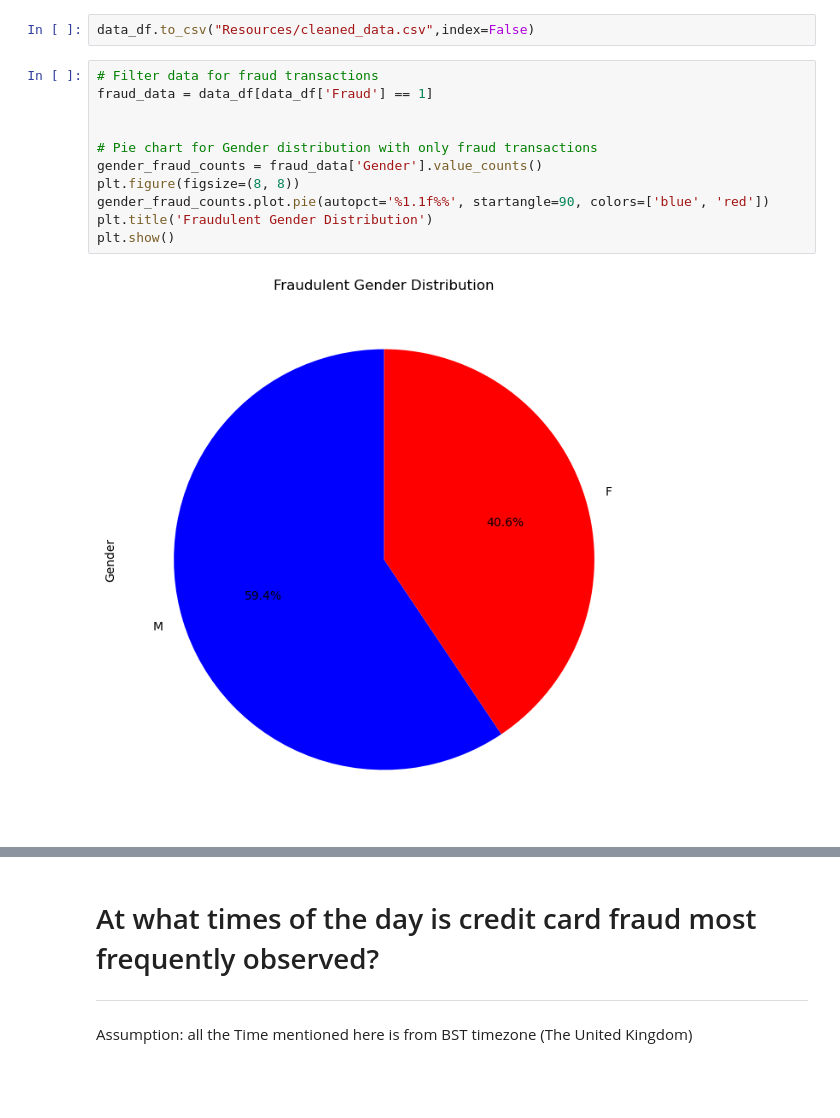
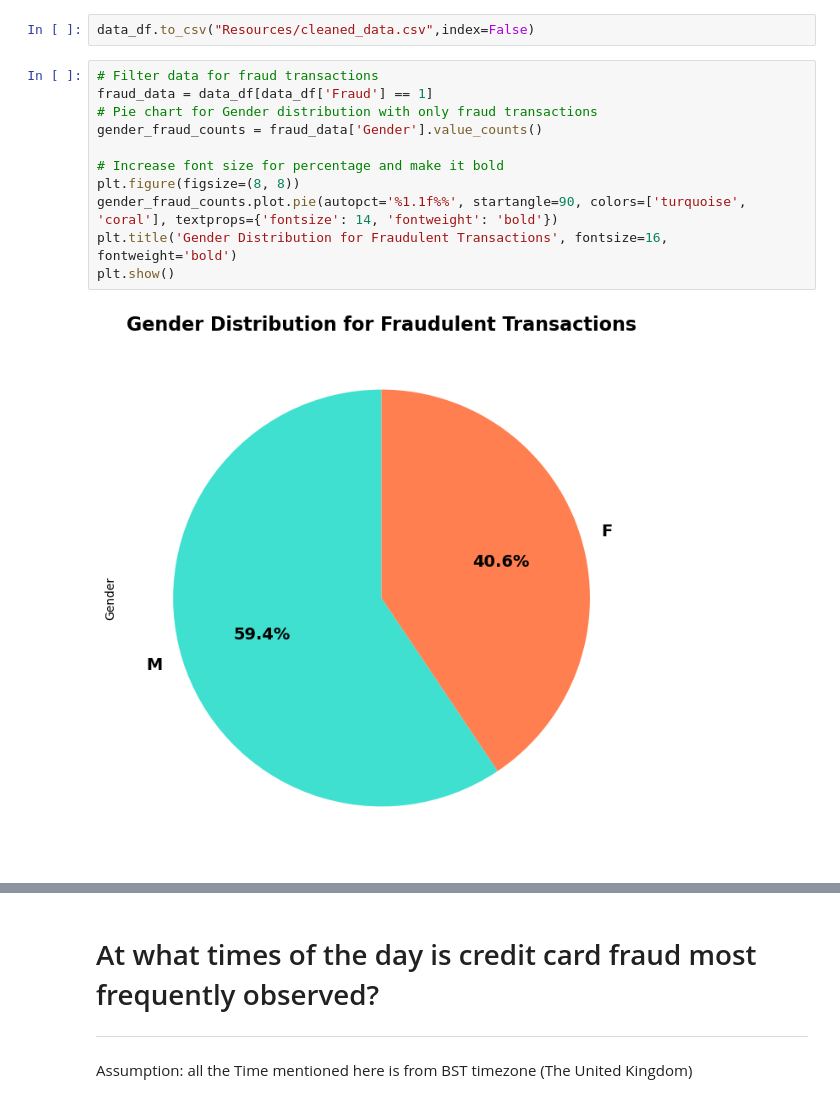
Before and after one commit to ZinDaria/Project_1-Team7, a Jupyter notebook: Project 1 - Credit Card Fraud.ipynb, the cells around one changed output, grey strips where cells are left out. Drawn from its saved outputs; the diff is of its cells as text.

```diff
--- a/Project 1 - Credit Card Fraud.ipynb
+++ b/Project 1 - Credit Card Fraud.ipynb
@@ -235,16 +235,16 @@ data_df.to_csv("Resources/cleaned_data.csv",index=False)
 # %%
 # Filter data for fraud transactions
 fraud_data = data_df[data_df['Fraud'] == 1]
-
-
 # Pie chart for Gender distribution with only fraud transactions
 gender_fraud_counts = fraud_data['Gender'].value_counts()
+
+# Increase font size for percentage and make it bold
 plt.figure(figsize=(8, 8))
-gender_fraud_counts.plot.pie(autopct='%1.1f%%', startangle=90, colors=['blue', 'red'])
-plt.title('Fraudulent Gender Distribution')
+gender_fraud_counts.plot.pie(autopct='%1.1f%%', startangle=90, colors=['turquoise', 'coral'], textprops={'fontsize': 14, 'fontweight': 'bold'})
+plt.title('Gender Distribution for Fraudulent Transactions', fontsize=16, fontweight='bold')
 plt.show()
 # %% [output]
-[figure, old version]
+[figure, new version]
 # %%
 data_df['AgeGroup'] = pd.cut(data_df['Age'], bins=[15, 30, 50, 65, 90], labels=["<30", "30-50", "50-65", "65-90"])
 
```
Also changed, not shown: parts of 2 cells of this notebook, 1 other file.
